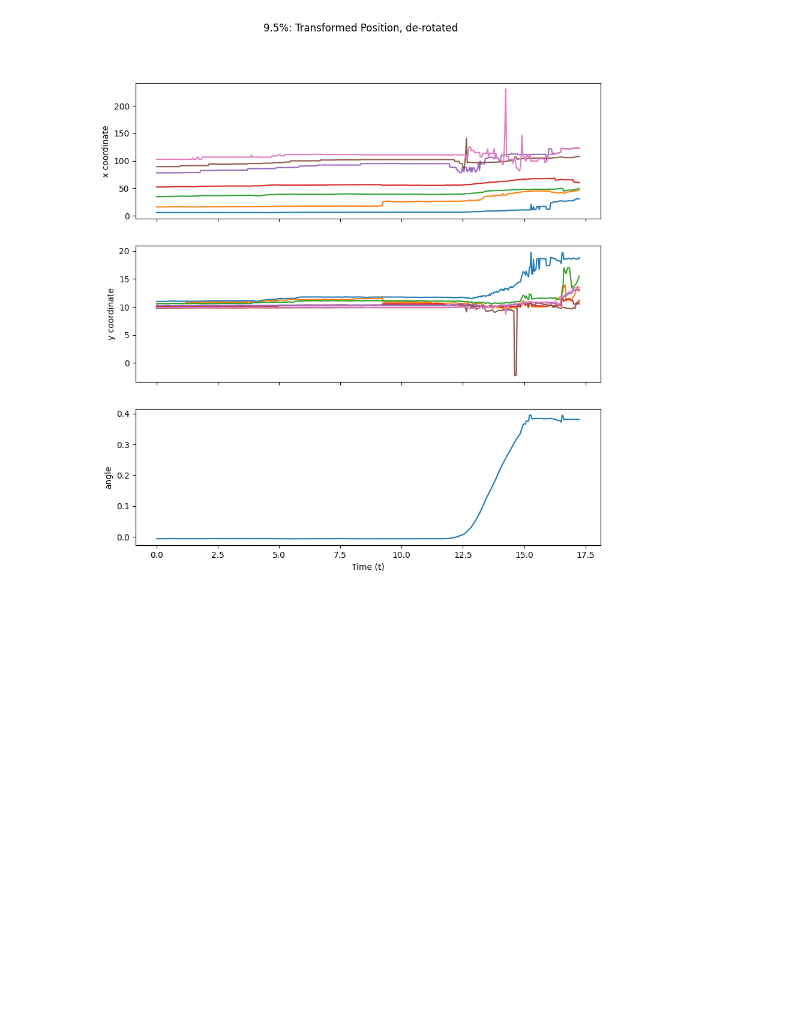
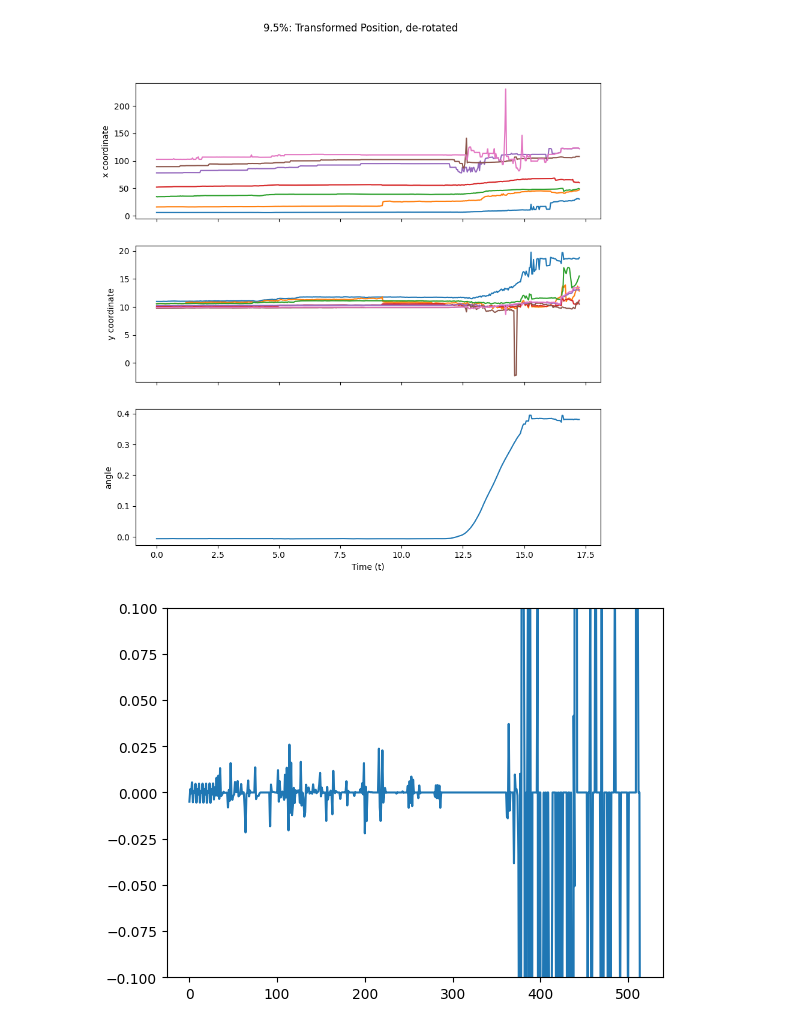
Before and after one commit to JEElsner/kh-instability, a Jupyter notebook: src/notebooks/height_removal.ipynb, the cells around one changed output. Cells and saved outputs as stored; diff of their text form; code cells hidden in the pictures; blank space fills up the shorter version.

```diff
--- a/src/notebooks/height_removal.ipynb
+++ b/src/notebooks/height_removal.ipynb
@@ -336,3 +336,12 @@ fig.suptitle(f'{run}%: Transformed Position, de-rotated')
 plt.show()
 # %% [output]
 [figure]
+# %%
+fig, ax = plt.subplots()
+
+ax.plot(np.diff(y['Y6']))
+ax.set_ylim((-0.1, 0.1))
+
+plt.show()
+# %% [output]
+[figure, added]
```
Also changed, not shown: 2 other files.
